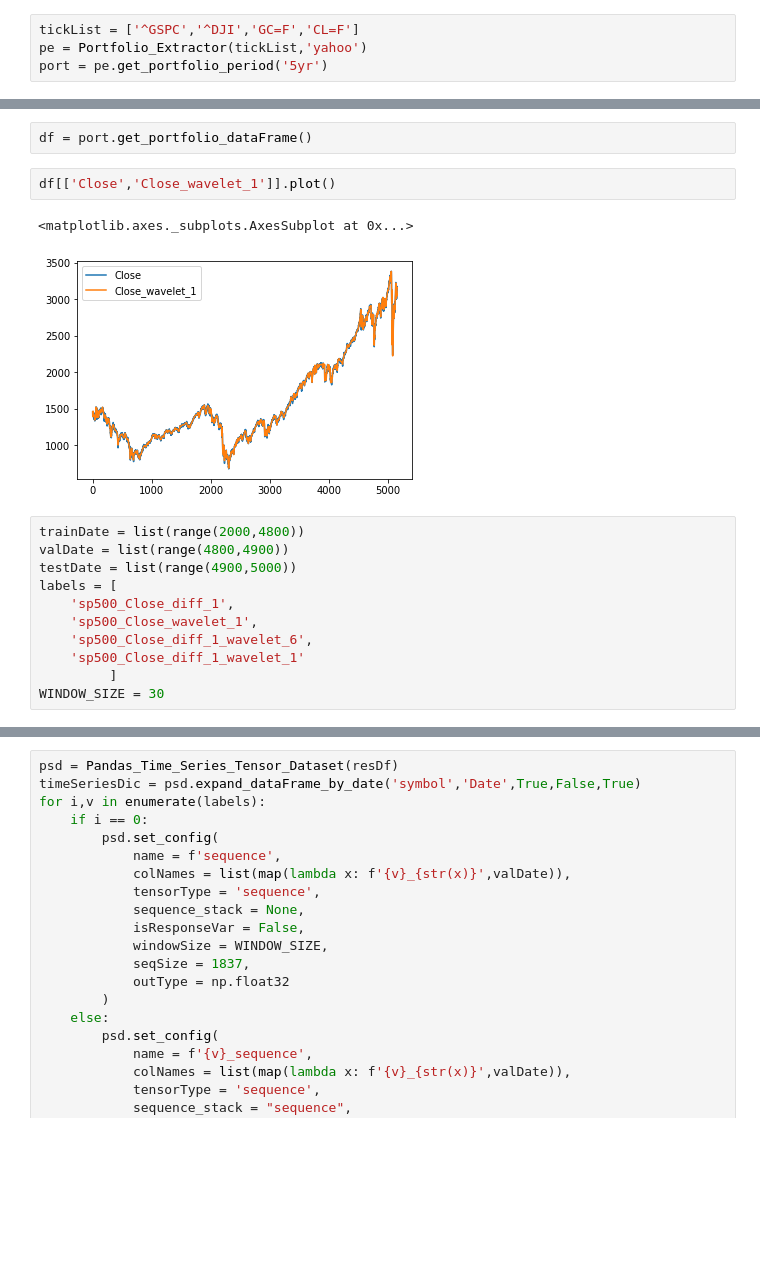
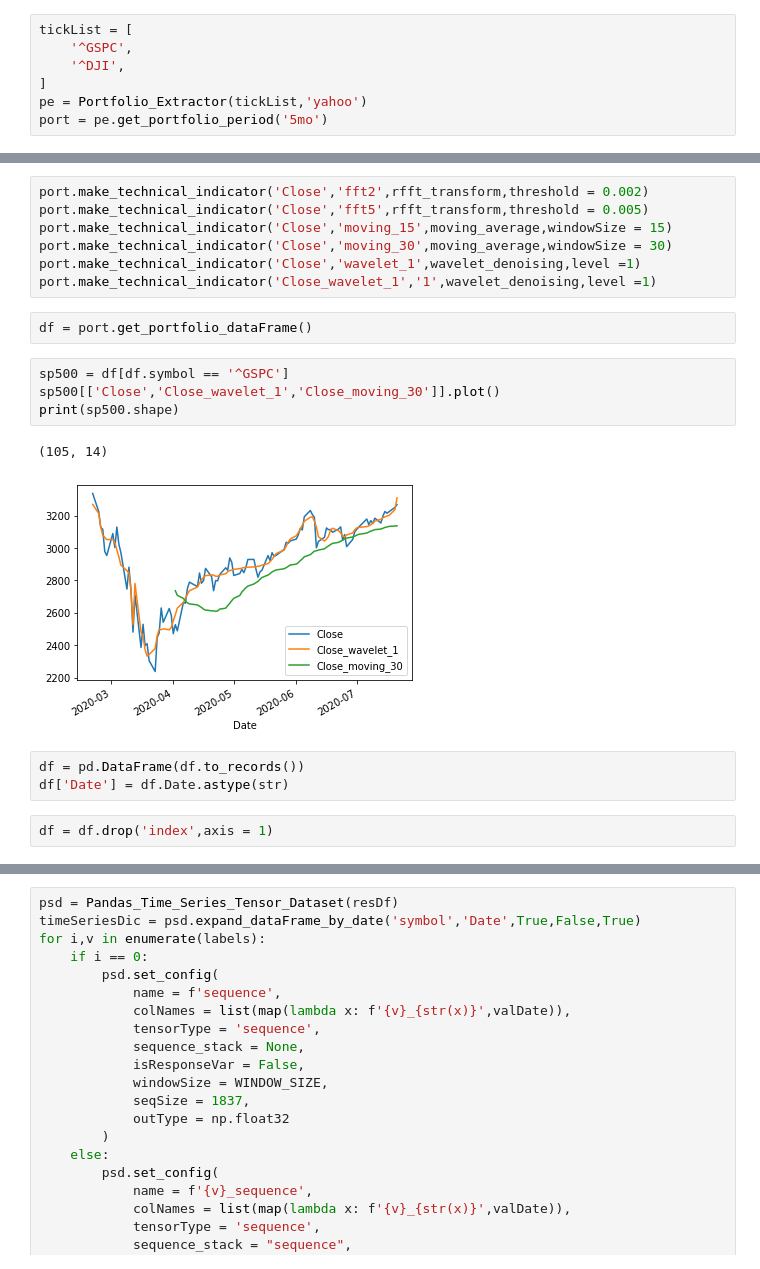
Before and after one commit to allen-chiang/Time-Series-Transformer, a Jupyter notebook: cnn.ipynb, the cells around one changed output, grey strips where cells are left out. Drawn from its saved outputs; the diff is of its cells as text; blank space fills up the shorter version.

```diff
--- a/cnn.ipynb
+++ b/cnn.ipynb
@@ -11,6 +11,9 @@ from time_series_transform.stock_transform.stock_extractor import Portfolio_Extr
 from time_series_transform.util import *
 from matplotlib import pyplot as plt
 # %%
-tickList = ['^GSPC','^DJI','GC=F','CL=F']
+tickList = [
+    '^GSPC',
+    '^DJI',
+]
 pe = Portfolio_Extractor(tickList,'yahoo')
-port = pe.get_portfolio_period('5yr')
+port = pe.get_portfolio_period('5mo')
@@ -29,18 +20,21 @@ port.make_technical_indicator('Close','wavelet_1',wavelet_denoising,level =1)
+# %%
+port.make_technical_indicator('Close','fft2',rfft_transform,threshold = 0.002)
+port.make_technical_indicator('Close','fft5',rfft_transform,threshold = 0.005)
+port.make_technical_indicator('Close','moving_15',moving_average,windowSize = 15)
+port.make_technical_indicator('Close','moving_30',moving_average,windowSize = 30)
+port.make_technical_indicator('Close','wavelet_1',wavelet_denoising,level =1)
+port.make_technical_indicator('Close_wavelet_1','1',wavelet_denoising,level =1)
 # %%
 df = port.get_portfolio_dataFrame()
-# %%
-df[['Close','Close_wavelet_1']].plot()
-# %% [output]
-<matplotlib.axes._subplots.AxesSubplot at 0x...>
-[figure, removed]
-# %%
-trainDate = list(range(2000,4800))
-valDate = list(range(4800,4900))
-testDate = list(range(4900,5000))
-labels = [
-    'sp500_Close_diff_1',
-    'sp500_Close_wavelet_1',
-    'sp500_Close_diff_1_wavelet_6',
-    'sp500_Close_diff_1_wavelet_1'
-         ]
-WINDOW_SIZE = 30
+# %%
+sp500 = df[df.symbol == '^GSPC']
+sp500[['Close','Close_wavelet_1','Close_moving_30']].plot()
+print(sp500.shape)
+# %% [output]
+(105, 14)
+[figure, added]
+# %%
+df = pd.DataFrame(df.to_records())
+df['Date'] = df.Date.astype(str)
+# %%
+df = df.drop('index',axis = 1)
```
Also changed, not shown: parts of 10 cells of this notebook, 4 other files.
